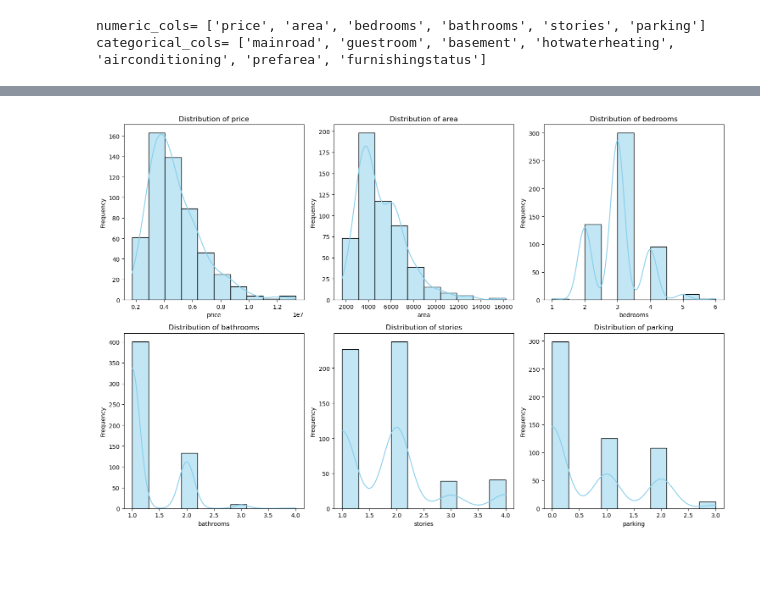
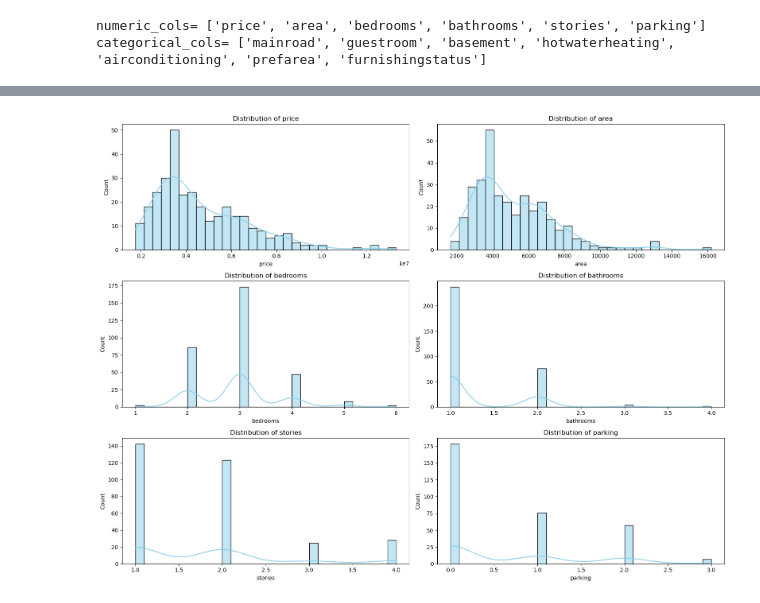
Before and after one commit to Manosree30/House_price_prediction, a Jupyter notebook: project.ipynb, the cells around one changed output, grey strips where cells are left out. Saved outputs shown, nothing was run; the diff lists cells and outputs as text; code cells hidden in the pictures; blank space fills up the shorter version.

```diff
--- a/project.ipynb
+++ b/project.ipynb
@@ -68,8 +68,6 @@ categorical_cols= ['mainroad', 'guestroom', 'basement', 'hotwaterheating', 'airc
 binary_map = {'yes': 1, 'no': 0}
 for col in ['mainroad', 'guestroom', 'basement', 'hotwaterheating', 'airconditioning', 'prefarea']:
     df[col] = df[col].map(binary_map)
-df = pd.get_dummies(df, columns=['furnishingstatus'], drop_first=True)
 
-bool_cols = ['furnishingstatus_semi-furnished', 'furnishingstatus_unfurnished']
-df[bool_cols] = df[bool_cols].astype(int)
-df
+df = df[df['furnishingstatus'] != 'semi-furnished']
+df['furnishingstatus'] = df['furnishingstatus'].map({'furnished': 1, 'unfurnished': 0})
@@ -90,17 +90,17 @@ df
 # %%
-n_cols = 3
-n_rows = -(-len(numeric_cols) // n_cols)  # Ceiling division
+import matplotlib.pyplot as plt
+import seaborn as sns
 
-plt.figure(figsize=(15, 5 * n_rows))
+# Numeric columns
+numeric_cols = ['price', 'area', 'bedrooms', 'bathrooms', 'stories', 'parking']
 
+# Plot distributions
+plt.figure(figsize=(16, 12))
 for i, col in enumerate(numeric_cols):
-    plt.subplot(n_rows, n_cols, i+1)
-    sns.histplot(df[col], bins=10, kde=True, color='skyblue', edgecolor='black')
+    plt.subplot(3, 2, i+1)
+    sns.histplot(df[col], kde=True, bins=30, color='skyblue')
     plt.title(f'Distribution of {col}')
-    plt.xlabel(col)
-    plt.ylabel('Frequency')
-
 plt.tight_layout()
 plt.show()
 # %% [output]
-[figure, old version]
+[figure, new version]
```
Also changed, not shown: parts of 18 cells of this notebook, 4 other files.
